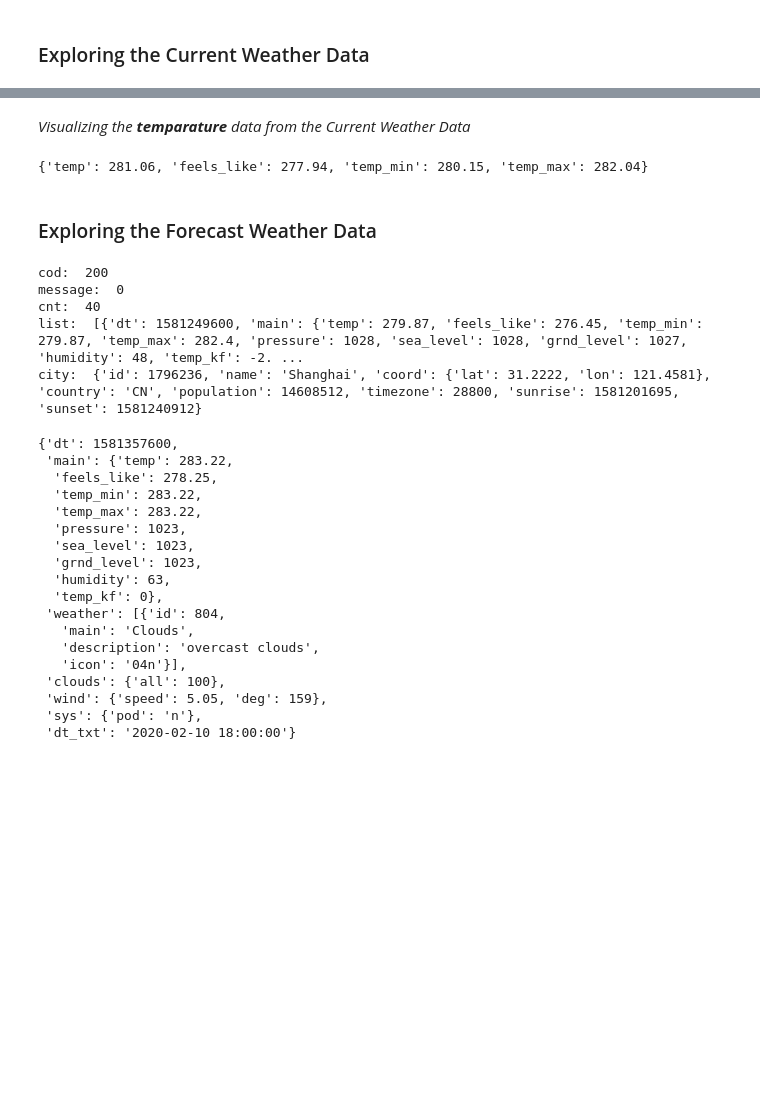
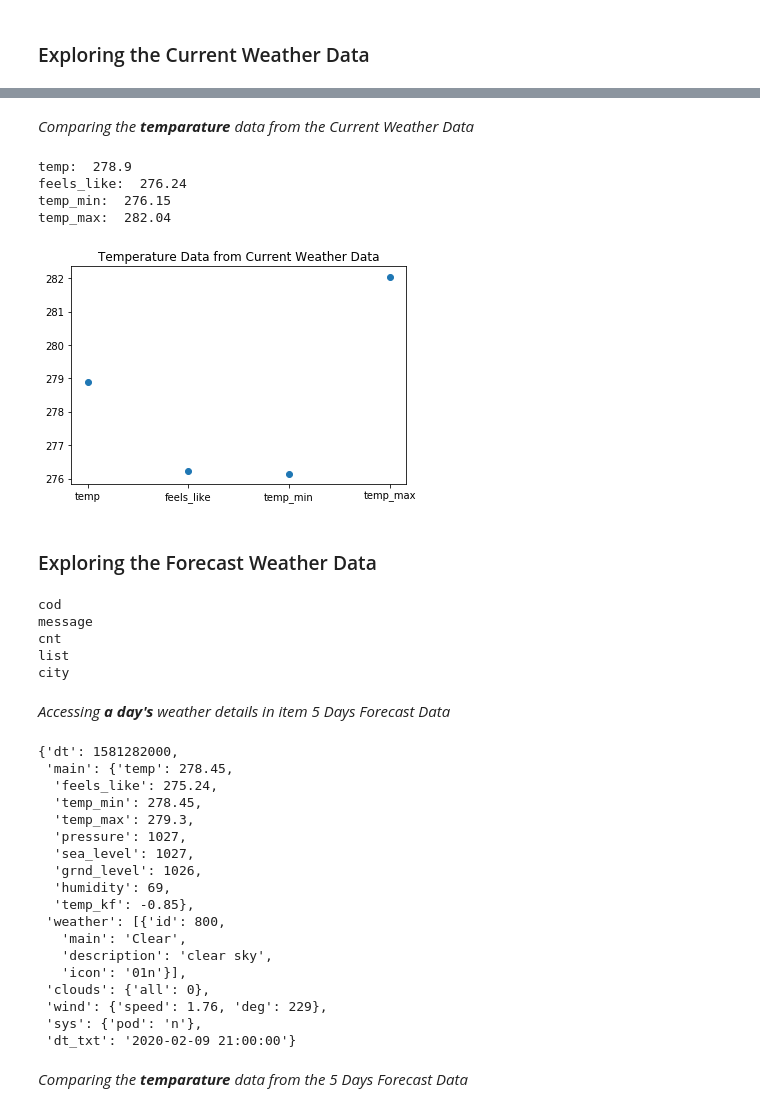
Before and after one commit to momills/elu_notebooks, a Jupyter notebook: M3/M3_W2_Michael_O_Mills.ipynb, the cells around one changed output, grey strips where cells are left out. Cells and saved outputs as stored; diff of their text form; code cells hidden in the pictures; blank space fills up the shorter version.

```diff
--- a/M3/M3_W2_Michael_O_Mills.ipynb
+++ b/M3/M3_W2_Michael_O_Mills.ipynb
@@ -51,44 +52,61 @@ id:  1796236
 name:  Shanghai
 cod:  200
 # %% [markdown]
-*Visualizing the **temparature** data from the Current Weather Data*
+*Comparing the **temparature** data from the Current Weather Data*
 # %%
-current_temp = {}
+current_temp_dict = {}
+values = []
+keys = []
 for key,value in c_r['main'].items():
     if isinstance(value, float):
-        current_temp[key] = value
-current_temp
+        values.append(value)
+        keys.append(key)
+        print(key + ': ',value)
 # %% [output]
-{'temp': 281.06, 'feels_like': 277.94, 'temp_min': 280.15, 'temp_max': 282.04}
+temp:  278.9
+feels_like:  276.24
+temp_min:  276.15
+temp_max:  282.04
+# %%
+plt.scatter(keys, values);
+plt.title('Temperature Data from Current Weather Data');
+#plt.xticks()
+plt.show()
+# %% [output]
+[figure, added]
 # %% [markdown]
 ### Exploring the Forecast Weather Data
 # %%
 for k in f_r.keys():
-    print(k + ': ', f_r[k])
+    print(k)
 # %% [output]
-cod:  200
-message:  0
-cnt:  40
-list:  [{'dt': 1581249600, 'main': {'temp': 279.87, 'feels_like': 276.45, 'temp_min': 279.87, 'temp_max': 282.4, 'pressure': 1028, 'sea_level': 1028, 'grnd_level': 1027, 'humidity': 48, 'temp_kf': -2. ...
-city:  {'id': 1796236, 'name': 'Shanghai', 'coord': {'lat': 31.2222, 'lon': 121.4581}, 'country': 'CN', 'population': 14608512, 'timezone': 28800, 'sunrise': 1581201695, 'sunset': 1581240912}
+cod
+message
+cnt
+list
+city
+# %% [markdown]
+*Accessing **a day's** weather details in item  5 Days Forecast Data*
 # %%
-f_r['list'][10]
+f_r['list'][0]
 # %% [output]
-{'dt': 1581357600,
- 'main': {'temp': 283.22,
-  'feels_like': 278.25,
-  'temp_min': 283.22,
-  'temp_max': 283.22,
-  'pressure': 1023,
-  'sea_level': 1023,
-  'grnd_level': 1023,
-  'humidity': 63,
-  'temp_kf': 0},
- 'weather': [{'id': 804,
-   'main': 'Clouds',
-   'description': 'overcast clouds',
-   'icon': '04n'}],
- 'clouds': {'all': 100},
- 'wind': {'speed': 5.05, 'deg': 159},
+{'dt': 1581282000,
+ 'main': {'temp': 278.45,
+  'feels_like': 275.24,
+  'temp_min': 278.45,
+  'temp_max': 279.3,
+  'pressure': 1027,
+  'sea_level': 1027,
+  'grnd_level': 1026,
+  'humidity': 69,
+  'temp_kf': -0.85},
+ 'weather': [{'id': 800,
+   'main': 'Clear',
+   'description': 'clear sky',
+   'icon': '01n'}],
+ 'clouds': {'all': 0},
+ 'wind': {'speed': 1.76, 'deg': 229},
  'sys': {'pod': 'n'},
- 'dt_txt': '2020-02-10 18:00:00'}
+ 'dt_txt': '2020-02-09 21:00:00'}
+# %% [markdown]
+*Comparing the **temparature** data from the 5 Days Forecast Data*
```
Also changed, not shown: parts of 6 cells of this notebook.
